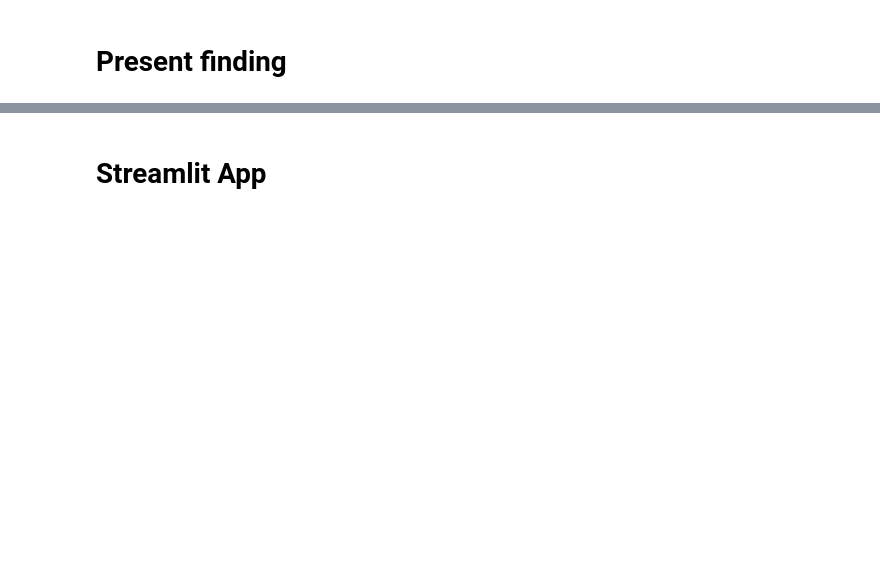
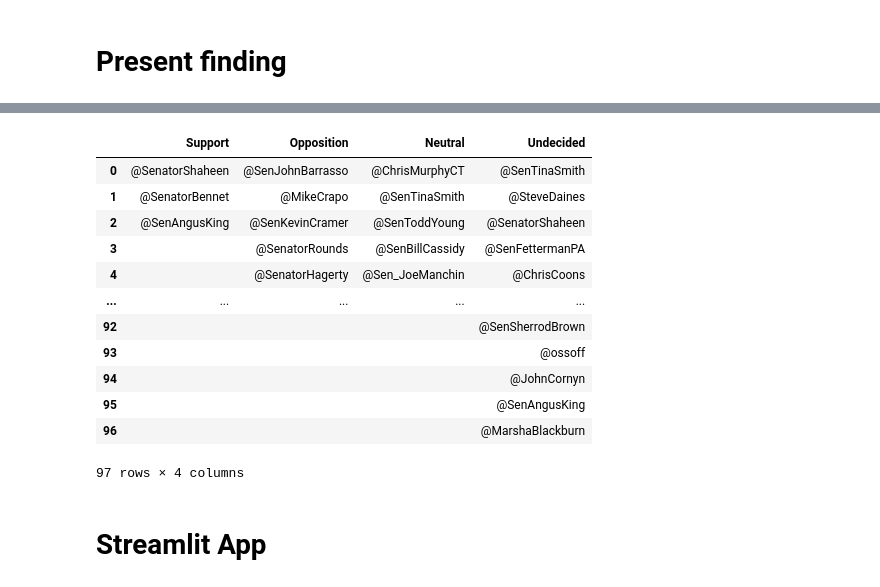
Before and after one commit to mzaoualim/lobbying_with_LLM, a Jupyter notebook: steps_lobbying_LLM.ipynb, the cells around one changed output, grey strips where cells are left out. Drawn from its saved outputs; the diff is of its cells as text; code cells hidden in the pictures; blank space fills up the shorter version.

```diff
--- a/steps_lobbying_LLM.ipynb
+++ b/steps_lobbying_LLM.ipynb
@@ -237,0 +318,51 @@ plt.show()
+# %%
+# wrapping dataframe creation in function
+def dataframe_answer(response, tweet_data_link:str = '/content/tweets_data.csv'):
+  '''
+  Tranforme the response provided by Gemini AI into a readable dataframe of
+  Senators who Support, Oppose, Neutral or Undecided vis-a-vis the question asked
+  '''
+  # cleaning dicitonnary
+  for i in response['output_text']:
+    if i == '{':
+      f = response['output_text'].index(i)
+    elif i == '}':
+      l = response['output_text'].index(i)
+
+  answer = eval(response['output_text'][f:l+1])
+
+  # Initial DataFrame
+  initial_df = pd.DataFrame.from_dict(answer, orient='index').T
+
+  # generate a list of all senators in response
+  senat = [j for i in answer.values() for j in i]
+
+  # filter undecided senators
+  tweet_data = pd.read_csv(tweet_data_link)
+  undecided = ['@'+i for i in tweet_data['Twitter_handles'].values if i not in senat]
+  undecided_df = pd.DataFrame(undecided, columns=['Undecided'])
+
+  # generate and format final dataframe
+  df_final = pd.concat([initial_df, undecided_df], axis=1)
+  df_final.fillna('', inplace=True)
+
+  # return result dataframe
+  return df_final
+# %%
+# testing
+df_final = dataframe_answer(response, tweet_data_link = '/content/tweets_data.csv')
+df_final
+# %% [output]
+|  | Support | Opposition | Neutral | Undecided |
+| 0 | @SenatorShaheen | @SenJohnBarrasso | @ChrisMurphyCT | @SenTinaSmith |
+| 1 | @SenatorBennet | @MikeCrapo | @SenTinaSmith | @SteveDaines |
+| 2 | @SenAngusKing | @SenKevinCramer | @SenToddYoung | @SenatorShaheen |
+| 3 |  | @SenatorRounds | @SenBillCassidy | @SenFettermanPA |
+| 4 |  | @SenatorHagerty | @Sen_JoeManchin | @ChrisCoons |
+| ... | ... | ... | ... | ... |
+| 92 |  |  |  | @SenSherrodBrown |
+| 93 |  |  |  | @ossoff |
+| 94 |  |  |  | @JohnCornyn |
+| 95 |  |  |  | @SenAngusKing |
+| 96 |  |  |  | @MarshaBlackburn |
+97 rows × 4 columns
```
Also changed, not shown: parts of 18 cells of this notebook.
